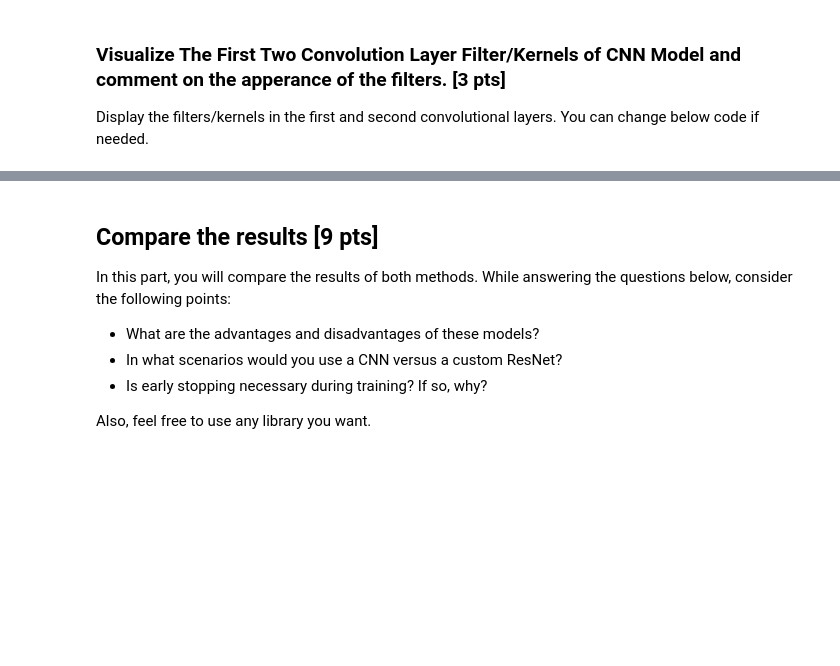
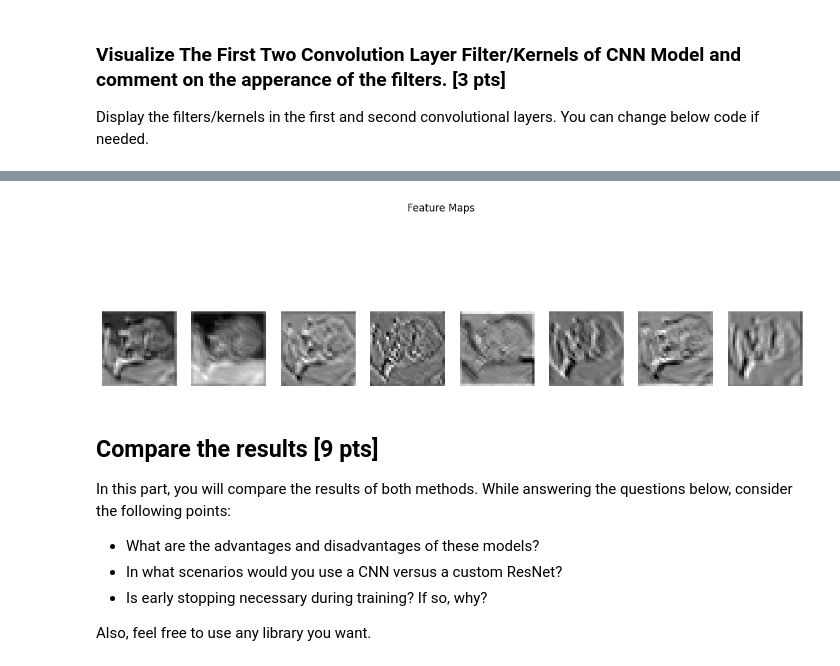
Before and after one commit to SeyyidOS/BGL561E-HW2, a Jupyter notebook: Hw2.ipynb, the cells around one changed output, grey strips where cells are left out. Saved outputs shown, nothing was run; the diff lists cells and outputs as text; code cells hidden in the pictures; blank space fills up the shorter version.

```diff
--- a/Hw2.ipynb
+++ b/Hw2.ipynb
@@ -815,3 +840,25 @@ NameError: name 'conv_layers' is not defined
+# %%
+# Pass the image through the first convolutional layer
+with torch.no_grad():
+    conv1_output = loaded_model.conv1(next(iter(test_loader))[0].to("cuda"))
+
+def visualize_feature_maps(feature_maps, num_maps=8):
+    """
+    Visualizes the feature maps of a convolutional layer's output.
+    """
+    feature_maps = feature_maps.squeeze().detach().cpu()[0,:,:,:]  # Remove batch dimension
+    fig, axes = plt.subplots(1, num_maps, figsize=(15, 5))
+    for i, ax in enumerate(axes):
+        if i >= feature_maps.size(0): break
+        ax.imshow(feature_maps[i], cmap='gray')
+        ax.axis('off')
+    plt.suptitle("Feature Maps")
+    plt.show()
+
+# Visualize the outputs of the first convolutional layer
+visualize_feature_maps(conv1_output, num_maps=8)
+# %% [output]
+[figure, added]
 # %% [markdown]
 ## Compare the results [9 pts]
 
```
Also changed, not shown: parts of 5 cells of this notebook.
